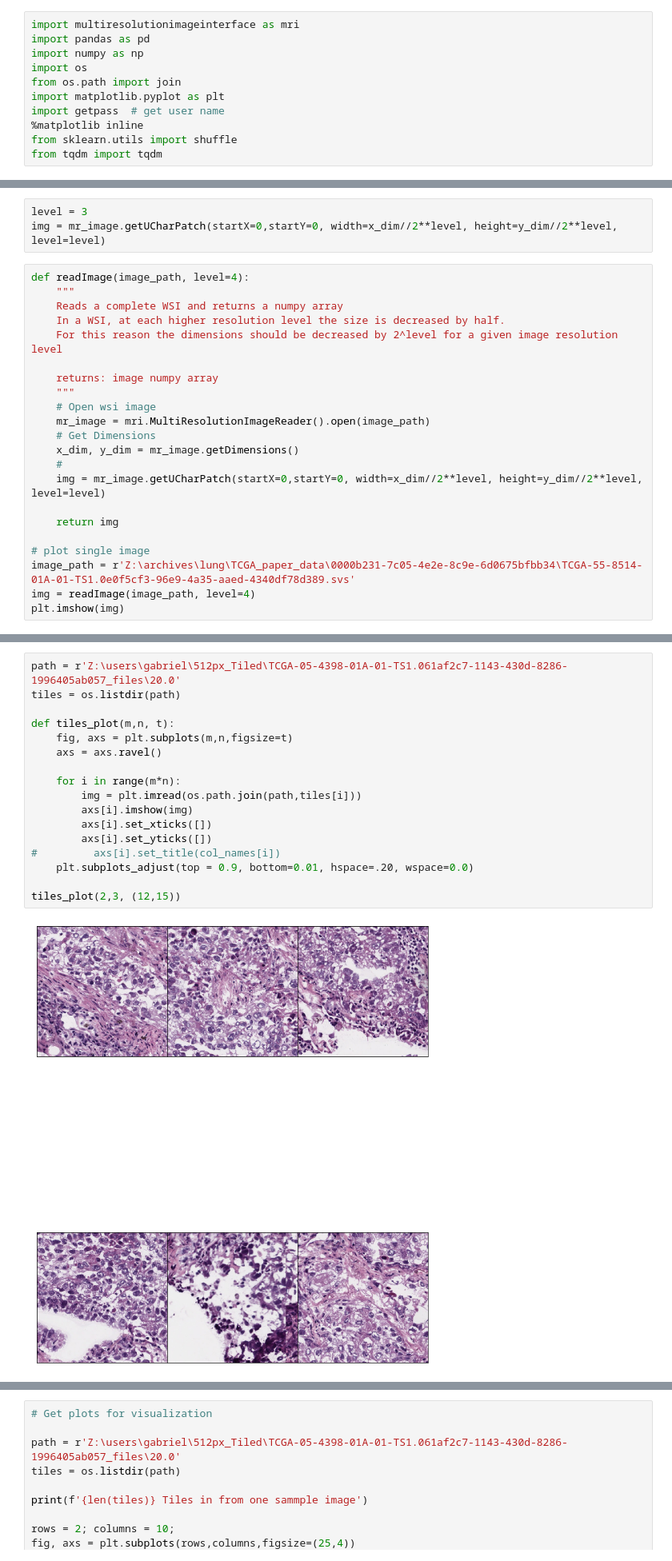
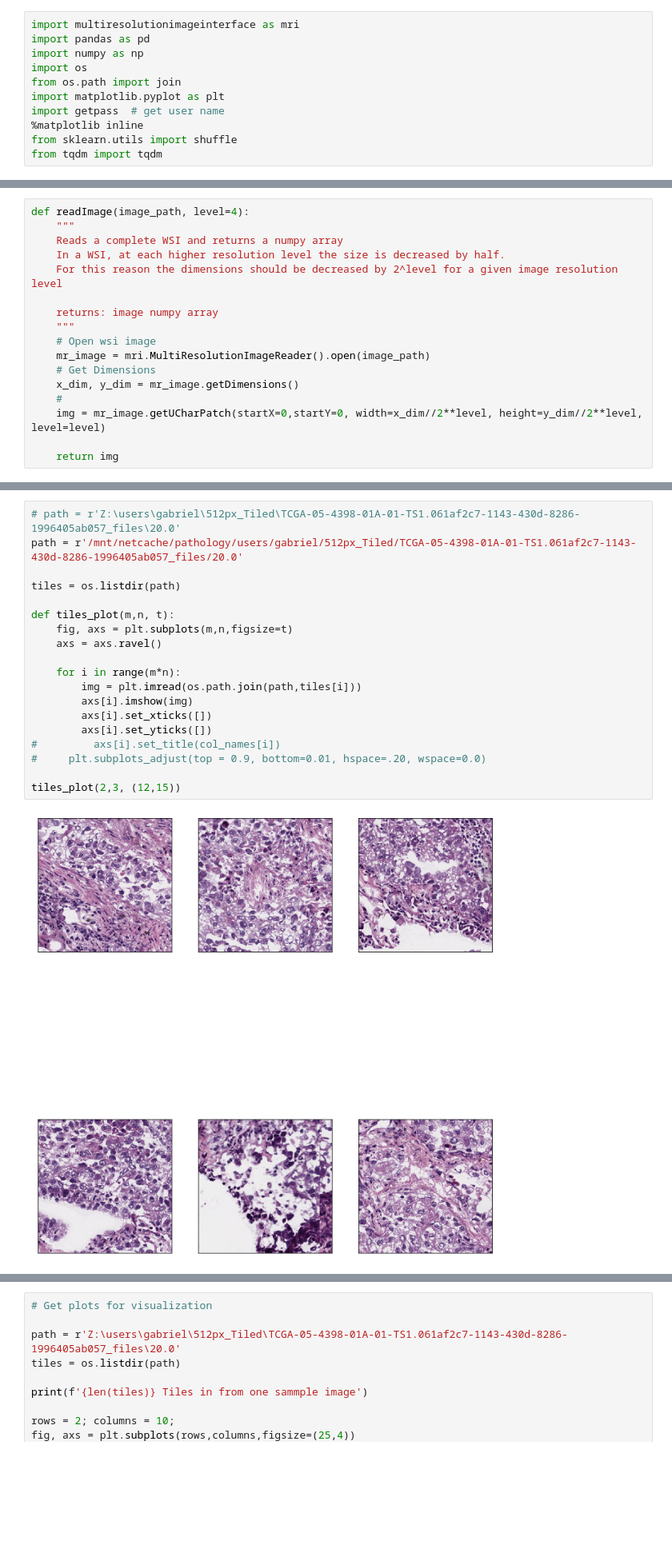
Before and after one commit to gabrielraya/lung-cancer, a Jupyter notebook: code/data_exploration_naturepaper.ipynb, the cells around one changed output, grey strips where cells are left out. Shown at 80% size. Cells and saved outputs as stored; diff of their text form; blank space fills up the shorter version.

```diff
--- a/code/data_exploration_naturepaper.ipynb
+++ b/code/data_exploration_naturepaper.ipynb
@@ -17,6 +14,3 @@ x_dim, y_dim = mr_image.getDimensions()
-# %%
-level = 3
-img = mr_image.getUCharPatch(startX=0,startY=0, width=x_dim//2**level, height=y_dim//2**level, level=level)
 # %%
 def readImage(image_path, level=4):
     """
@@ -34,8 +28,3 @@ def readImage(image_path, level=4):
     img = mr_image.getUCharPatch(startX=0,startY=0, width=x_dim//2**level, height=y_dim//2**level, level=level)
 
     return img
-
-# plot single image
-image_path = r'Z:\archives\lung\TCGA_paper_data\0000b231-7c05-4e2e-8c9e-6d0675bfbb34\TCGA-55-8514-01A-01-TS1.0e0f5cf3-96e9-4a35-aaed-4340df78d389.svs'
-img = readImage(image_path, level=4)
-plt.imshow(img)
@@ -65,19 +31,21 @@ tiles
 # %%
-path = r'Z:\users\gabriel\512px_Tiled\TCGA-05-4398-01A-01-TS1.061af2c7-1143-430d-8286-1996405ab057_files\20.0'
+# path = r'Z:\users\gabriel\512px_Tiled\TCGA-05-4398-01A-01-TS1.061af2c7-1143-430d-8286-1996405ab057_files\20.0'
+path = r'/mnt/netcache/pathology/users/gabriel/512px_Tiled/TCGA-05-4398-01A-01-TS1.061af2c7-1143-430d-8286-1996405ab057_files/20.0'
+
 tiles = os.listdir(path)
 
 def tiles_plot(m,n, t):
     fig, axs = plt.subplots(m,n,figsize=t)
     axs = axs.ravel()
 
     for i in range(m*n):
         img = plt.imread(os.path.join(path,tiles[i]))
         axs[i].imshow(img)
         axs[i].set_xticks([])
         axs[i].set_yticks([])
 #         axs[i].set_title(col_names[i])
-    plt.subplots_adjust(top = 0.9, bottom=0.01, hspace=.20, wspace=0.0)
+#     plt.subplots_adjust(top = 0.9, bottom=0.01, hspace=.20, wspace=0.0)
 
 tiles_plot(2,3, (12,15))
 # %% [output]
-[figure, old version]
+[figure, new version]
```
Also changed, not shown: parts of 4 cells of this notebook, 1 other file.
